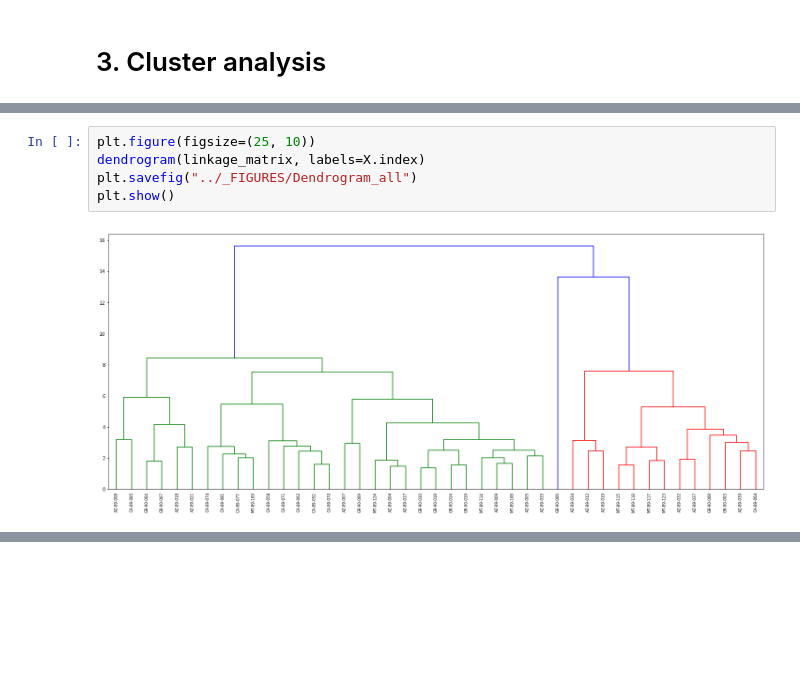
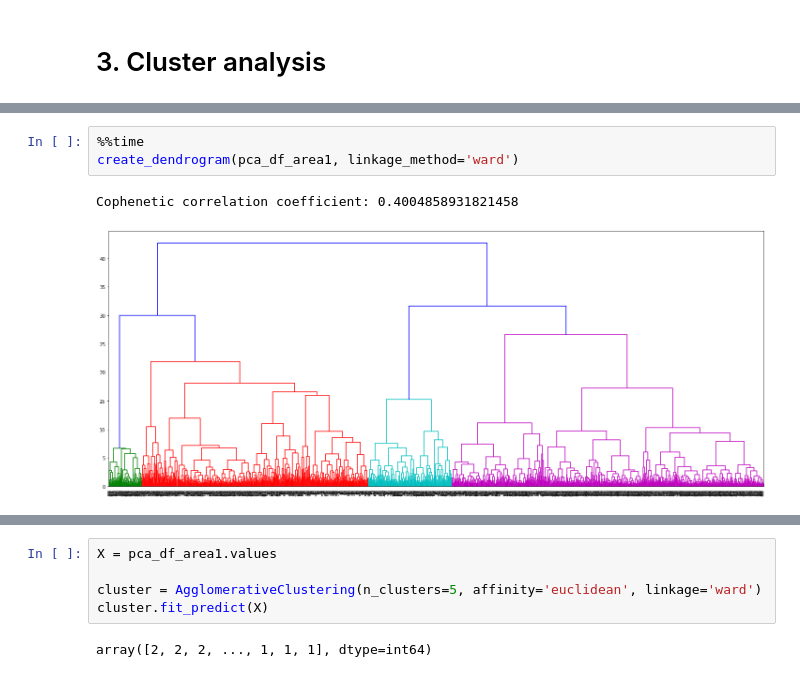
Before and after one commit to Complexio/Vistelius_1995_OCR, a Jupyter notebook: _ANALYSIS/3_Cluster_analysis.ipynb, the cells around one changed output, grey strips where cells are left out. Drawn from its saved outputs; the diff is of its cells as text; blank space fills up the shorter version.

```diff
--- a/_ANALYSIS/3_Cluster_analysis.ipynb
+++ b/_ANALYSIS/3_Cluster_analysis.ipynb
@@ -54,7 +62,6 @@ c
-# %%
-plt.figure(figsize=(25, 10))
-dendrogram(linkage_matrix, labels=X.index)
-plt.savefig("../_FIGURES/Dendrogram_all")
-plt.show()
-# %% [output]
-[figure, removed]
+# %%
+%%time
+create_dendrogram(pca_df_area1, linkage_method='ward')
+# %% [output]
+Cophenetic correlation coefficient: 0.4004858931821458
+[figure, added]
@@ -60,0 +69,7 @@ plt.show()
+# %%
+X = pca_df_area1.values
+
+cluster = AgglomerativeClustering(n_clusters=5, affinity='euclidean', linkage='ward')
+cluster.fit_predict(X)
+# %% [output]
+array([2, 2, 2, ..., 1, 1, 1], dtype=int64)
```
Also changed, not shown: parts of 12 cells of this notebook.
